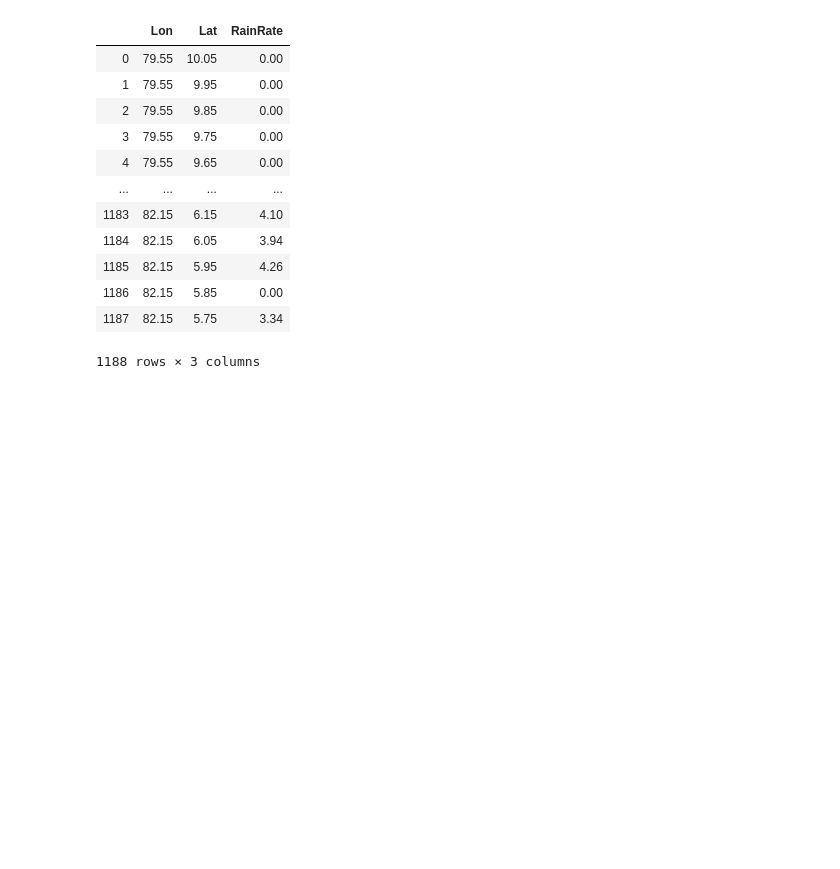
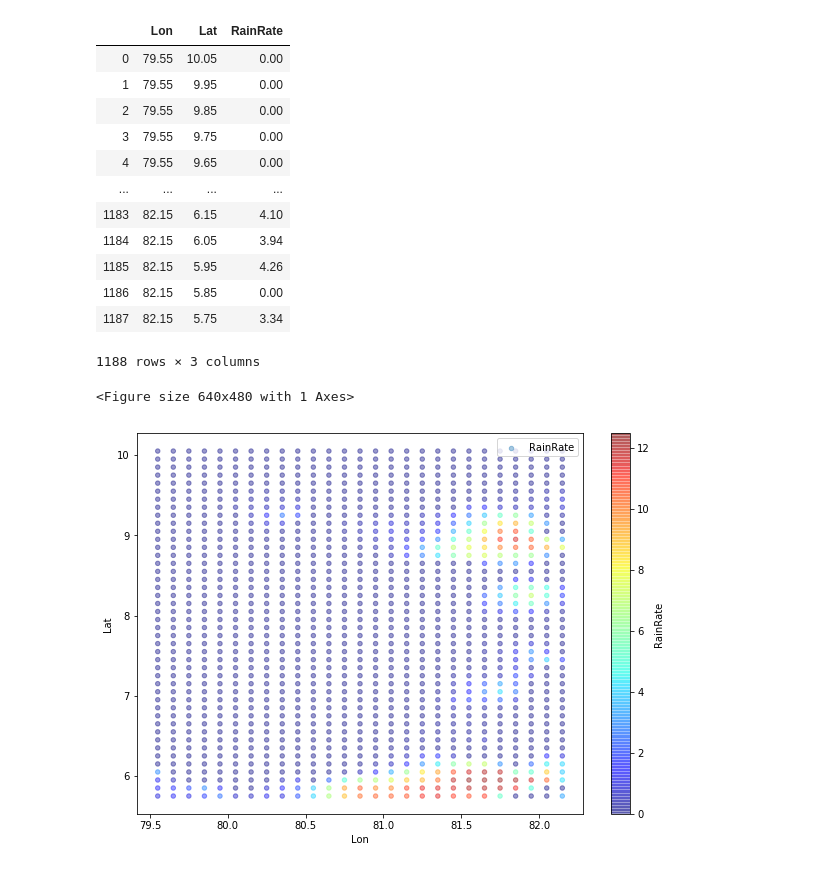
Before and after one commit to CUrW-SL/DSS-Framework, a Jupyter notebook: jupyter_notebooks/JaxaSat.ipynb, the cells around one changed output. Drawn from its saved outputs; the diff is of its cells as text; code cells hidden in the pictures; blank space fills up the shorter version.

```diff
--- a/jupyter_notebooks/JaxaSat.ipynb
+++ b/jupyter_notebooks/JaxaSat.ipynb
@@ -167,3 +167,19 @@ d03_df
 | 1186 | 82.15 | 5.85 | 0.00 |
 | 1187 | 82.15 | 5.75 | 3.34 |
 1188 rows × 3 columns
+# %%
+import matplotlib.pyplot as plt
+
+d03_df.plot(kind="scatter", x="Lon", y="Lat", alpha=0.4)
+plt.show()
+# %% [output]
+<Figure size 640x480 with 1 Axes>
+# %%
+d03_df.plot(kind="scatter", x="Lon", y="Lat", label="RainRate",
+    c="RainRate", cmap=plt.get_cmap("jet"),
+    colorbar=True, alpha=0.4, figsize=(10,7),
+)
+plt.legend()
+plt.show()
+# %% [output]
+[figure, added]
```
Also changed, not shown: parts of 4 cells of this notebook.
